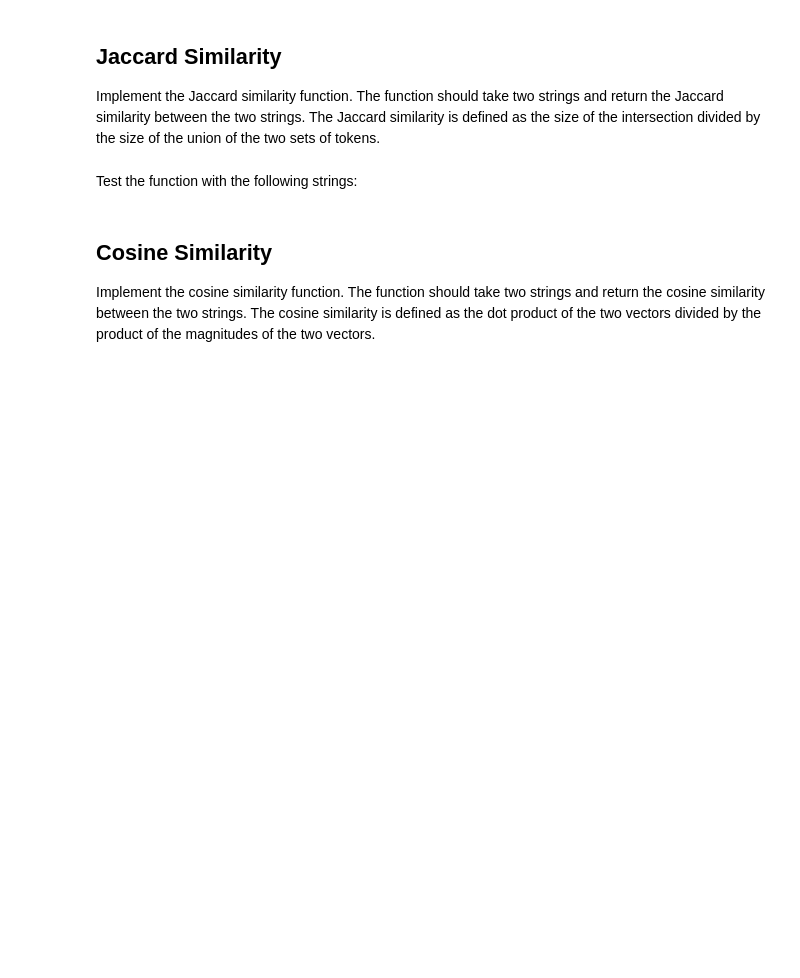
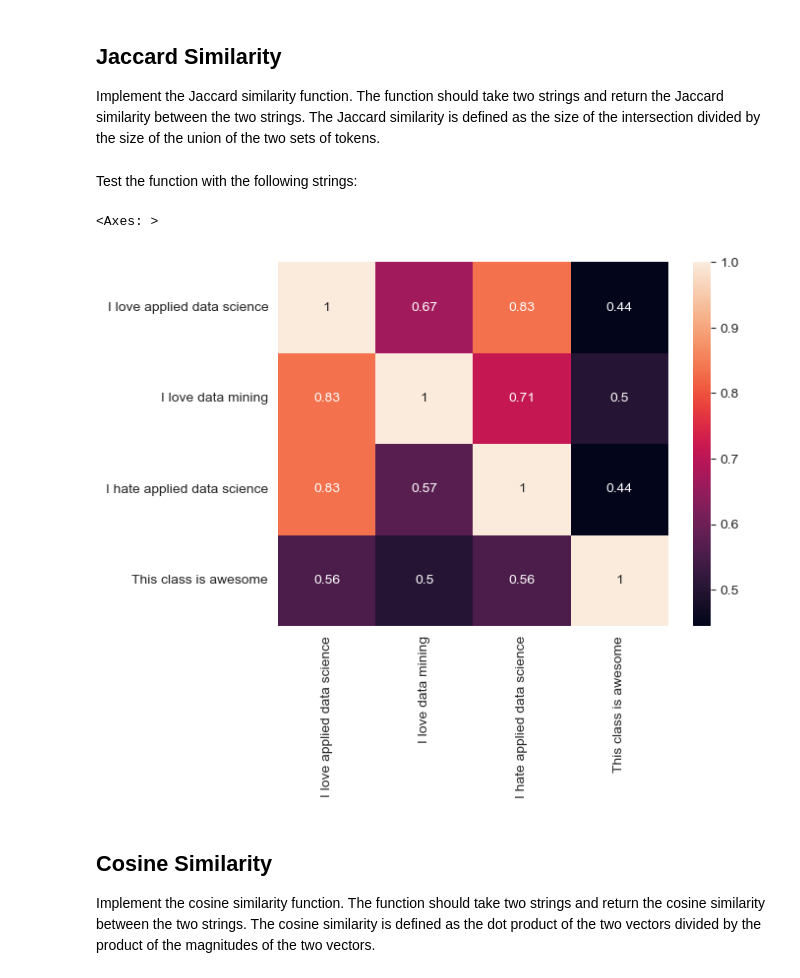
Before and after one commit to LCDA-UCP/tac-hands-on, a Jupyter notebook: exercises/session04/text_similarity.ipynb, the cells around one changed output. Drawn from its saved outputs; the diff is of its cells as text; code cells hidden in the pictures; blank space fills up the shorter version.

```diff
--- a/exercises/session04/text_similarity.ipynb
+++ b/exercises/session04/text_similarity.ipynb
@@ -22,8 +22,11 @@ def jaccard_similarity(str1: str, str2: str) -> float:
         The Jaccard similarity between the two strings.
     """
     # add code here
-    # ...
-    return ...
+    unique_words = set(str1.lower().split())
+    unique_words2 = set(str2.lower().split())
+    unique_words = unique_words.union(unique_words2)
+    intersection = unique_words.intersection(unique_words2)
+    return len(intersection) / len(unique_words)
 # %% [markdown]
 Test the function with the following strings:
 # %%
@@ -34,11 +37,18 @@ str4 = "This class is awesome"
 # %%
 import seaborn as sns
 import pandas as pd
 import numpy as np
 
 # heat map of jaccard similarities
 # add code here
-# ...
+similatiries = np.array([[jaccard_similarity(str1, str1), jaccard_similarity(str1, str2), jaccard_similarity(str1, str3), jaccard_similarity(str1, str4)], [jaccard_similarity(str2, str1), jaccard_similarity(str2, str2), jaccard_similarity(str2, str3), jaccard_similarity(str2, str4)], [jaccard_similarity(str3, str1), jaccard_similarity(str3, str2), jaccard_similarity(str3, str3), jaccard_similarity(str3, str4)], [jaccard_similarity(str4, str1), jaccard_similarity(str4, str2), jaccard_similarity(str4, str3), jaccard_similarity(str4, str4)]])
+
+df = pd.DataFrame(similatiries, columns=[str1, str2, str3, str4], index=[str1, str2, str3, str4])
+df
+sns.heatmap(df, annot=True)
+# %% [output]
+<Axes: >
+[figure, added]
 # %% [markdown]
 ## Cosine Similarity
 
```
Also changed, not shown: parts of 2 cells of this notebook, 4 other files.
